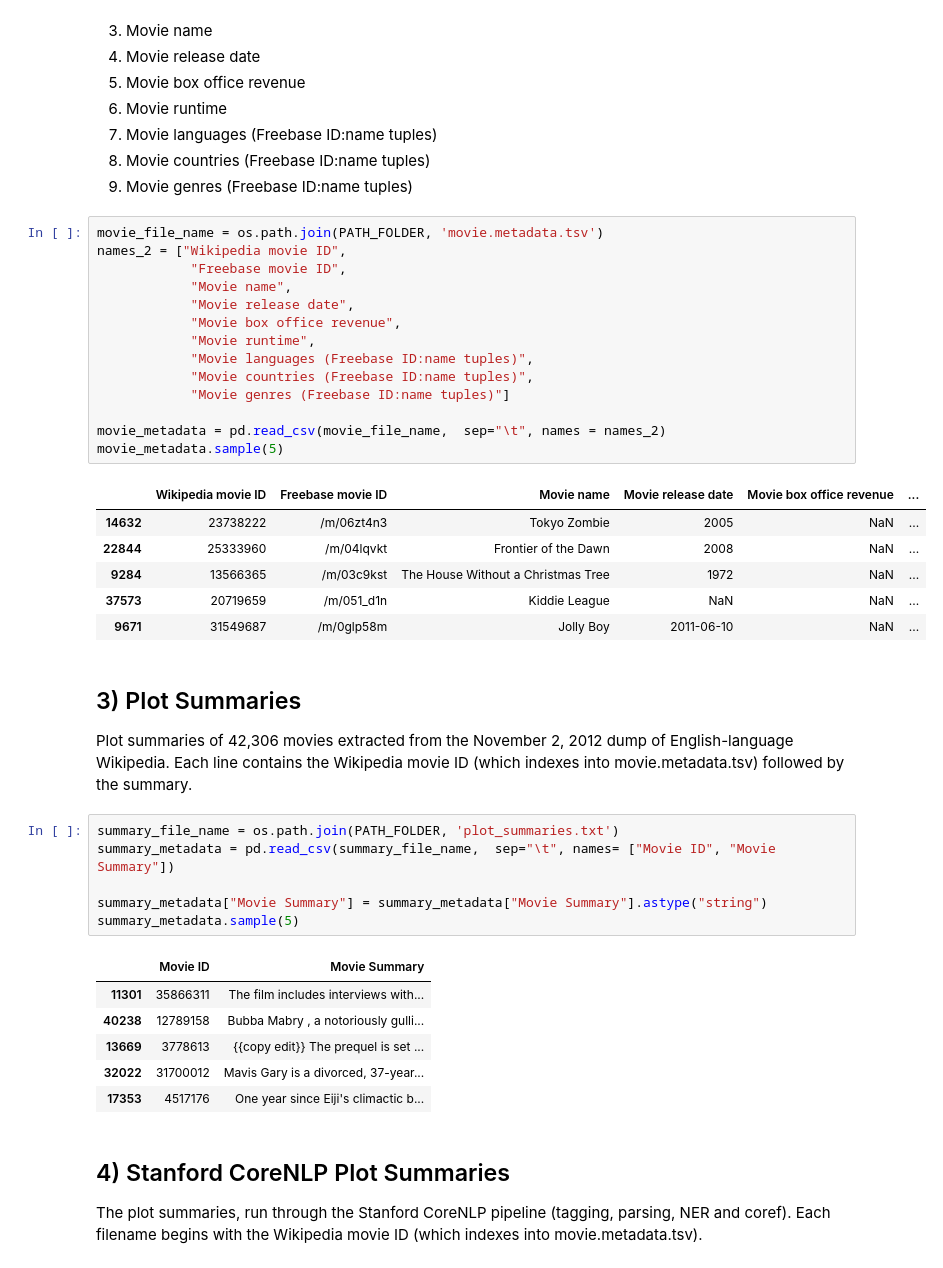
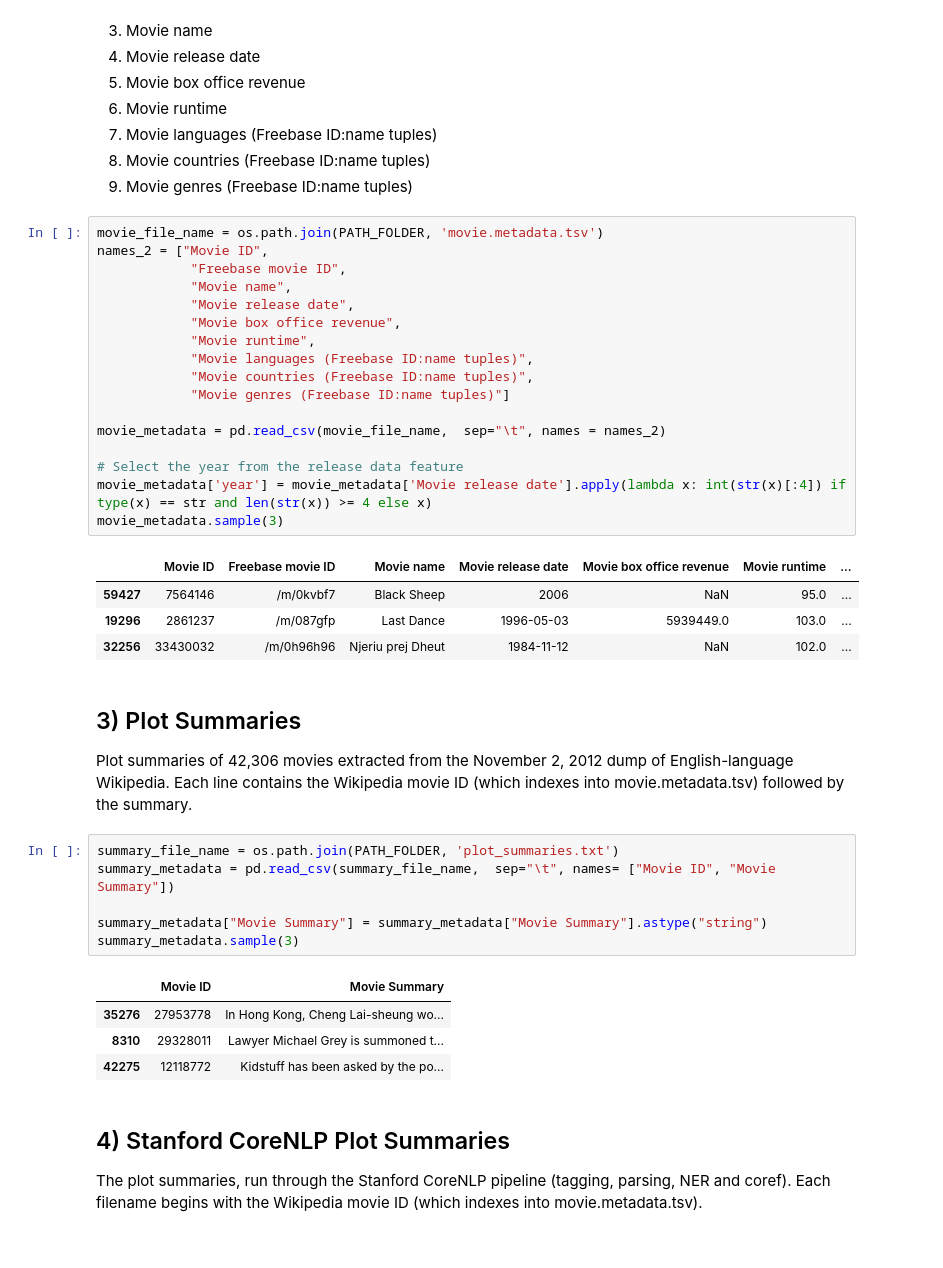
Before and after one commit to epfl-ada/ada-2023-project-adaflix, a Jupyter notebook: milestone_2.ipynb, the cells around one changed output. Cells and saved outputs as stored; diff of their text form.

```diff
--- a/milestone_2.ipynb
+++ b/milestone_2.ipynb
@@ -73,25 +127,26 @@ Tab-separated; columns:
 9. Movie genres (Freebase ID:name tuples)
 # %%
 movie_file_name = os.path.join(PATH_FOLDER, 'movie.metadata.tsv')
-names_2 = ["Wikipedia movie ID",
+names_2 = ["Movie ID",
             "Freebase movie ID",
             "Movie name",
             "Movie release date",
             "Movie box office revenue",
             "Movie runtime",
             "Movie languages (Freebase ID:name tuples)",
             "Movie countries (Freebase ID:name tuples)",
             "Movie genres (Freebase ID:name tuples)"]
 
 movie_metadata = pd.read_csv(movie_file_name,  sep="\t", names = names_2)
-movie_metadata.sample(5)
+
+# Select the year from the release data feature
+movie_metadata['year'] = movie_metadata['Movie release date'].apply(lambda x: int(str(x)[:4]) if type(x) == str and len(str(x)) >= 4 else x)
+movie_metadata.sample(3)
 # %% [output]
-|  | Wikipedia movie ID | Freebase movie ID | Movie name | Movie release date | Movie box office revenue | ... |
-| 14632 | 23738222 | /m/06zt4n3 | Tokyo Zombie | 2005 | NaN | ... |
-| 22844 | 25333960 | /m/04lqvkt | Frontier of the Dawn | 2008 | NaN | ... |
-| 9284 | 13566365 | /m/03c9kst | The House Without a Christmas Tree | 1972 | NaN | ... |
-| 37573 | 20719659 | /m/051_d1n | Kiddie League | NaN | NaN | ... |
-| 9671 | 31549687 | /m/0glp58m | Jolly Boy | 2011-06-10 | NaN | ... |
+|  | Movie ID | Freebase movie ID | Movie name | Movie release date | Movie box office revenue | Movie runtime | ... |
+| 59427 | 7564146 | /m/0kvbf7 | Black Sheep | 2006 | NaN | 95.0 | ... |
+| 19296 | 2861237 | /m/087gfp | Last Dance | 1996-05-03 | 5939449.0 | 103.0 | ... |
+| 32256 | 33430032 | /m/0h96h96 | Njeriu prej Dheut | 1984-11-12 | NaN | 102.0 | ... |
 # %% [markdown]
 ## 3) Plot Summaries
 
@@ -101,14 +156,12 @@ summary_file_name = os.path.join(PATH_FOLDER, 'plot_summaries.txt')
 summary_metadata = pd.read_csv(summary_file_name,  sep="\t", names= ["Movie ID", "Movie Summary"])
 
 summary_metadata["Movie Summary"] = summary_metadata["Movie Summary"].astype("string")
-summary_metadata.sample(5)
+summary_metadata.sample(3)
 # %% [output]
 |  | Movie ID | Movie Summary |
-| 11301 | 35866311 | The film includes interviews with... |
-| 40238 | 12789158 | Bubba Mabry , a notoriously gulli... |
-| 13669 | 3778613 | {{copy edit}} The prequel is set ... |
-| 32022 | 31700012 | Mavis Gary is a divorced, 37-year... |
-| 17353 | 4517176 | One year since Eiji's climactic b... |
+| 35276 | 27953778 | In Hong Kong, Cheng Lai-sheung wo... |
+| 8310 | 29328011 | Lawyer Michael Grey is summoned t... |
+| 42275 | 12118772 | Kidstuff has been asked by the po... |
 # %% [markdown]
 ## 4) Stanford CoreNLP Plot Summaries
 
```
Also changed, not shown: parts of 64 cells of this notebook, 1 other file.
